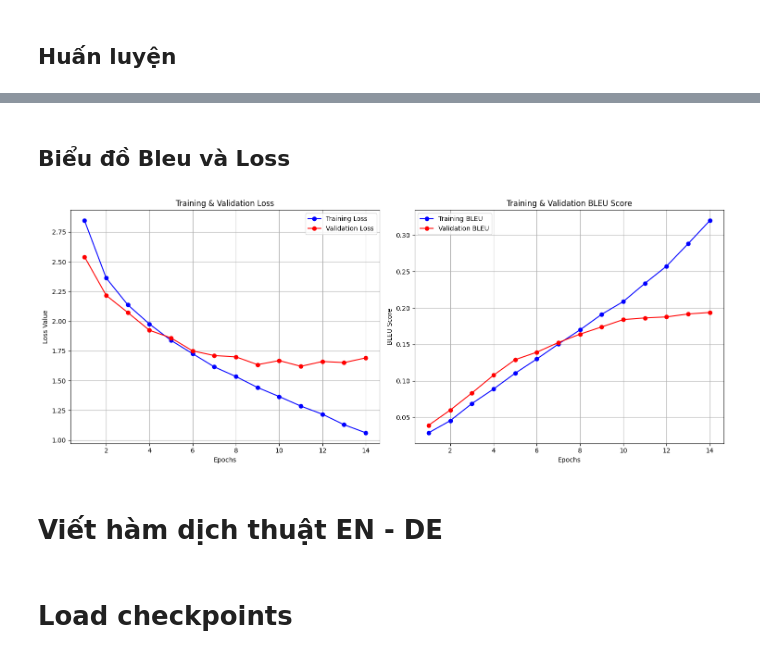
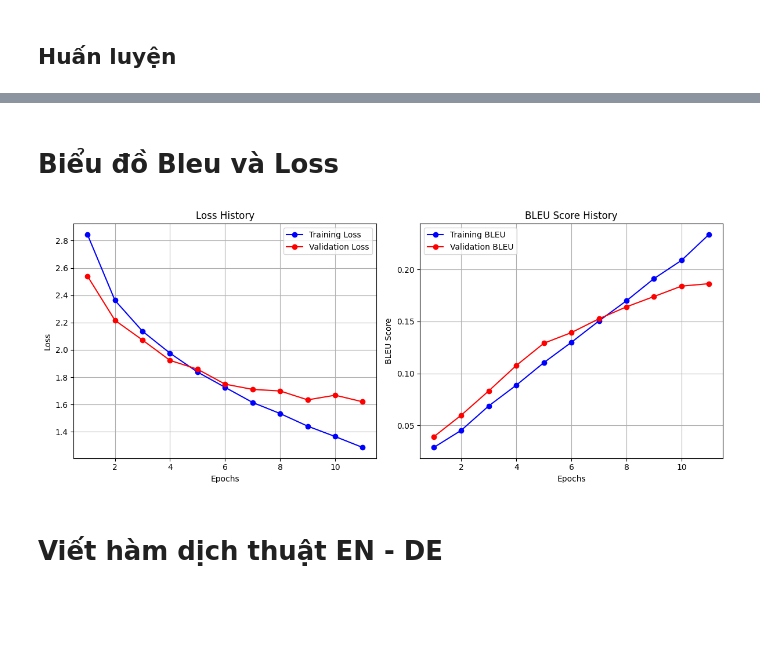
Before and after one commit to ImJustV/NLP_EN-DE, a Jupyter notebook: NLP_En2DeTrans.ipynb, the cells around one changed output, grey strips where cells are left out. Saved outputs shown, nothing was run; the diff lists cells and outputs as text; code cells hidden in the pictures; blank space fills up the shorter version.

Commit message:
new file:   LoadCheckPoint.ipynb 	modified:   NLP_En2DeTrans.ipynb 	new file:   NLP_En2DeTrans_2.ipynb

```diff
--- a/NLP_En2DeTrans.ipynb
+++ b/NLP_En2DeTrans.ipynb
@@ -516,0 +520,20 @@ Early stopping triggered!
+# %%
+# --- LOAD CHECKPOINT & VẼ GRAPH ---
+checkpoint_path = "best_model.pt"
+device = torch.device('cuda' if torch.cuda.is_available() else 'cpu')
+if os.path.exists(checkpoint_path):
+    print(f"\n>>> Đang load dữ liệu từ {checkpoint_path}...")
+    checkpoint = torch.load(checkpoint_path, map_location=device)
+
+    # 1. Load Model (để dịch)
+    model.load_state_dict(checkpoint['model_state_dict'])
+
+    # 2. Load Lịch sử (để vẽ)
+    history_loss = checkpoint['loss_history']
+    history_bleu = checkpoint['bleu_history']
+    saved_epoch = checkpoint['epoch']
+
+    print(f"Load thành công! Model dừng tại epoch {saved_epoch}.")
+
+else:
+    print("Chưa có file checkpoint để load.")
@@ -517,48 +546,43 @@ Early stopping triggered!
 # %% [markdown]
-## Biểu đồ Bleu và Loss
+# Biểu đồ Bleu và Loss
 # %%
 import matplotlib.pyplot as plt
+    # --- VẼ BIỂU ĐỒ ---
+    # Tách list tổng thành train/val (Vị trí chẵn là Train, lẻ là Val)
+train_loss_list = history_loss[0::2]
+val_loss_list   = history_loss[1::2]
 
-# 1. Tách dữ liệu Train và Validation từ list tổng
-# Vì ta append theo thứ tự: Train -> Val -> Train -> Val...
-# Nên vị trí chẵn (0, 2, 4...) là Train, lẻ (1, 3, 5...) là Val
-train_loss_list = Loss[0::2]
-val_loss_list   = Loss[1::2]
+train_bleu_list = history_bleu[0::2]
+val_bleu_list   = history_bleu[1::2]
 
-train_bleu_list = Bleu[0::2]
-val_bleu_list   = Bleu[1::2]
+epochs_range = range(1, len(train_loss_list) + 1)
 
-# Tạo trục Epoch (từ 1 đến số lượng epoch hiện tại)
-epochs = range(1, len(train_loss_list) + 1)
+plt.figure(figsize=(12, 5))
 
-# 2. Thiết lập khung hình
-plt.figure(figsize=(15, 6))
-
-# --- BIỂU ĐỒ LOSS (BÊN TRÁI) ---
+    # Đồ thị Loss
 plt.subplot(1, 2, 1)
-plt.plot(epochs, train_loss_list, 'b-o', label='Training Loss')
-plt.plot(epochs, val_loss_list, 'r-o', label='Validation Loss')
-plt.title('Training & Validation Loss')
+plt.plot(epochs_range, train_loss_list, 'b-o', label='Training Loss')
+plt.plot(epochs_range, val_loss_list, 'r-o', label='Validation Loss')
+plt.title('Loss History')
 plt.xlabel('Epochs')
-plt.ylabel('Loss Value')
+plt.ylabel('Loss')
 plt.legend()
 plt.grid(True)
 
-# --- BIỂU ĐỒ BLEU (BÊN PHẢI) ---
+# Đồ thị BLEU
 plt.subplot(1, 2, 2)
-plt.plot(epochs, train_bleu_list, 'b-o', label='Training BLEU')
-plt.plot(epochs, val_bleu_list, 'r-o', label='Validation BLEU')
-plt.title('Training & Validation BLEU Score')
+plt.plot(epochs_range, train_bleu_list, 'b-o', label='Training BLEU')
+plt.plot(epochs_range, val_bleu_list, 'r-o', label='Validation BLEU')
+plt.title('BLEU Score History')
 plt.xlabel('Epochs')
 plt.ylabel('BLEU Score')
 plt.legend()
 plt.grid(True)
 
-# Hiển thị
 plt.tight_layout()
 plt.show()
 # %% [output]
-[figure, old version]
+[figure, new version]
 # %% [markdown]
 # Viết hàm dịch thuật EN - DE
 # %%
@@ -607,5 +630,3 @@ def translate(sentence: str):
 
         # # Convert IDs → words
         # return vocab_target.decode(decoded_ids)
-# %% [markdown]
-# Load checkpoints
```
Also changed, not shown: parts of 12 cells of this notebook, 1 other file.
